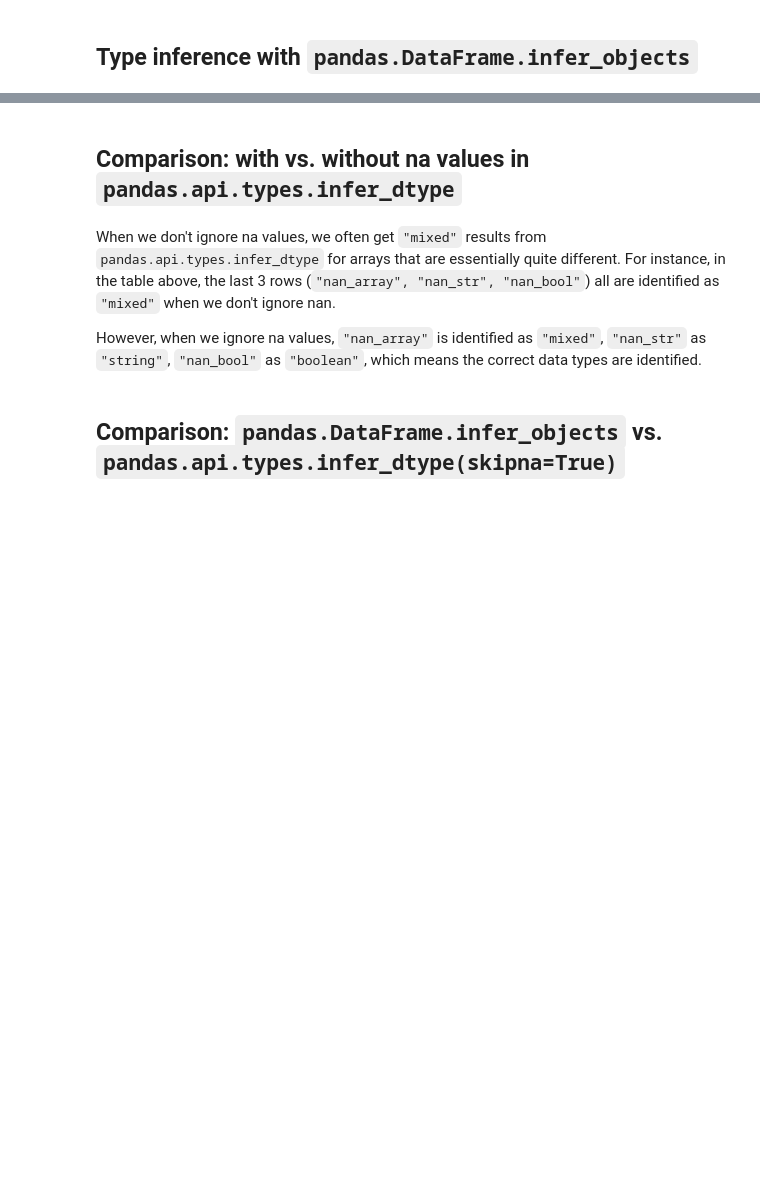
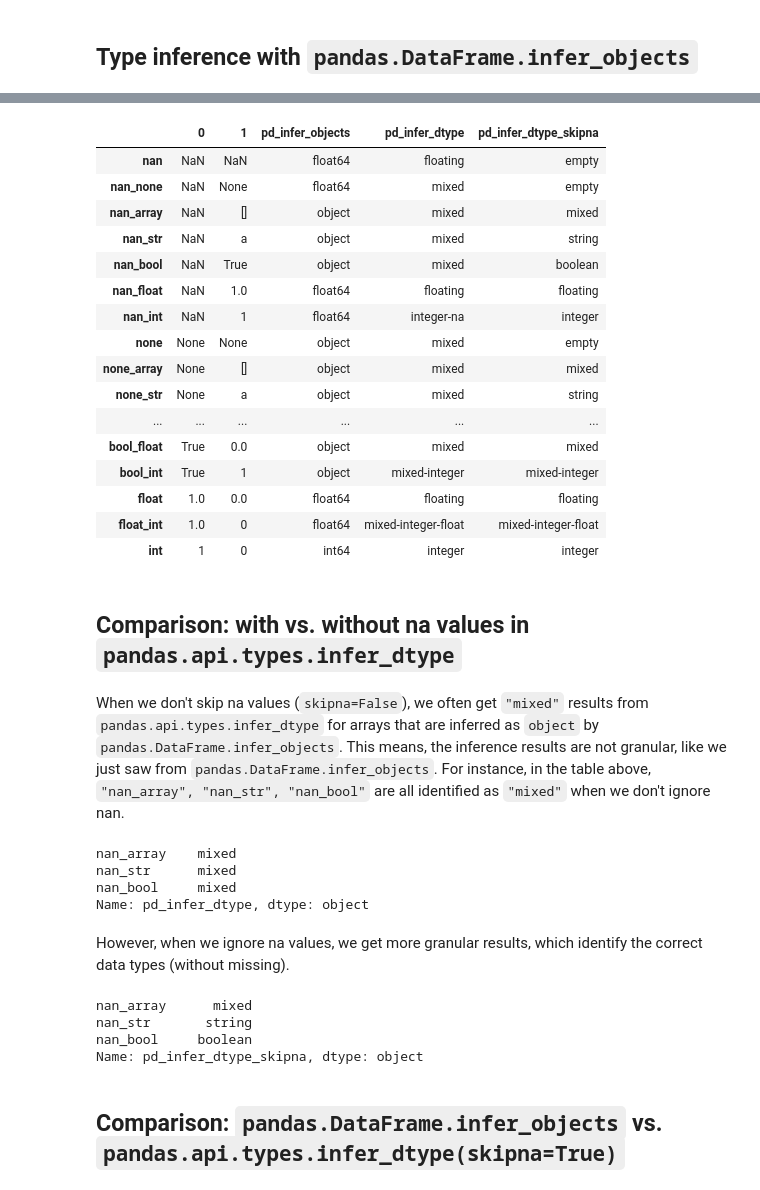
Before and after one commit to hongsupshin/hongsupshin.github.io, a Jupyter notebook: posts/2023-03-02-compare-type-inference/2023-03-02-compare-type-inference.ipynb, the cells around one changed output, grey strips where cells are left out. Saved outputs shown, nothing was run; the diff lists cells and outputs as text; code cells hidden in the pictures; blank space fills up the shorter version.

```diff
--- a/posts/2023-03-02-compare-type-inference/2023-03-02-compare-type-inference.ipynb
+++ b/posts/2023-03-02-compare-type-inference/2023-03-02-compare-type-inference.ipynb
@@ -97,9 +106,45 @@ example_results.head()
+# %%
+example_results
+# %% [output]
+|  | 0 | 1 | pd_infer_objects | pd_infer_dtype | pd_infer_dtype_skipna |
+| nan | NaN | NaN | float64 | floating | empty |
+| nan_none | NaN | None | float64 | mixed | empty |
+| nan_array | NaN | [] | object | mixed | mixed |
+| nan_str | NaN | a | object | mixed | string |
+| nan_bool | NaN | True | object | mixed | boolean |
+| nan_float | NaN | 1.0 | float64 | floating | floating |
+| nan_int | NaN | 1 | float64 | integer-na | integer |
+| none | None | None | object | mixed | empty |
+| none_array | None | [] | object | mixed | mixed |
+| none_str | None | a | object | mixed | string |
+| ... | ... | ... | ... | ... | ... |
+| bool_float | True | 0.0 | object | mixed | mixed |
+| bool_int | True | 1 | object | mixed-integer | mixed-integer |
+| float | 1.0 | 0.0 | float64 | floating | floating |
+| float_int | 1.0 | 0 | float64 | mixed-integer-float | mixed-integer-float |
+| int | 1 | 0 | int64 | integer | integer |
 # %% [markdown]
 ## Comparison: with vs. without na values in `pandas.api.types.infer_dtype`
 # %% [markdown]
-When we don't ignore na values, we often get `"mixed"` results from `pandas.api.types.infer_dtype` for arrays that are essentially quite different. For instance, in the table above, the last 3 rows (`"nan_array", "nan_str", "nan_bool"`) all are identified as `"mixed"` when we don't ignore nan.
-
-However, when we ignore na values, `"nan_array"` is identified as `"mixed"`, `"nan_str"` as `"string"`, `"nan_bool"` as `"boolean"`, which means the correct data types are identified.
+When we don't skip na values (`skipna=False`), we often get `"mixed"` results from `pandas.api.types.infer_dtype` for arrays that are inferred as `object` by `pandas.DataFrame.infer_objects`. This means, the inference results are not granular, like we just saw from `pandas.DataFrame.infer_objects`.
+For instance, in the table above, `"nan_array", "nan_str", "nan_bool"` are all identified as `"mixed"` when we don't ignore nan.
+# %%
+example_results.loc[["nan_array", "nan_str", "nan_bool"], "pd_infer_dtype"]
+# %% [output]
+nan_array    mixed
+nan_str      mixed
+nan_bool     mixed
+Name: pd_infer_dtype, dtype: object
+# %% [markdown]
+
+However, when we ignore na values, we get more granular results, which identify the correct data types (without missing).
+# %%
+example_results.loc[["nan_array", "nan_str", "nan_bool"], "pd_infer_dtype_skipna"]
+# %% [output]
+nan_array      mixed
+nan_str       string
+nan_bool     boolean
+Name: pd_infer_dtype_skipna, dtype: object
 # %% [markdown]
 ## Comparison: `pandas.DataFrame.infer_objects` vs. `pandas.api.types.infer_dtype(skipna=True)`
 # %% [markdown]
```
Also changed, not shown: parts of 10 cells of this notebook, 5 other files.
